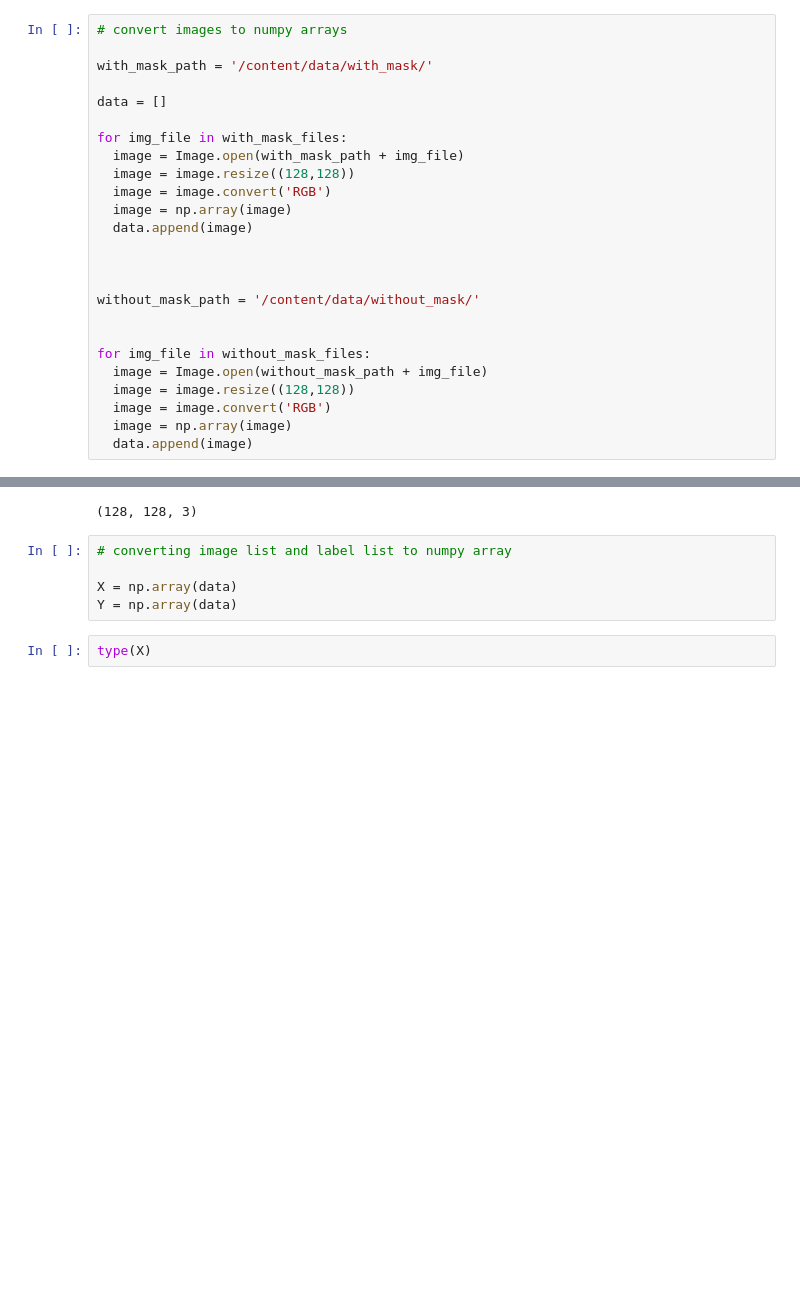
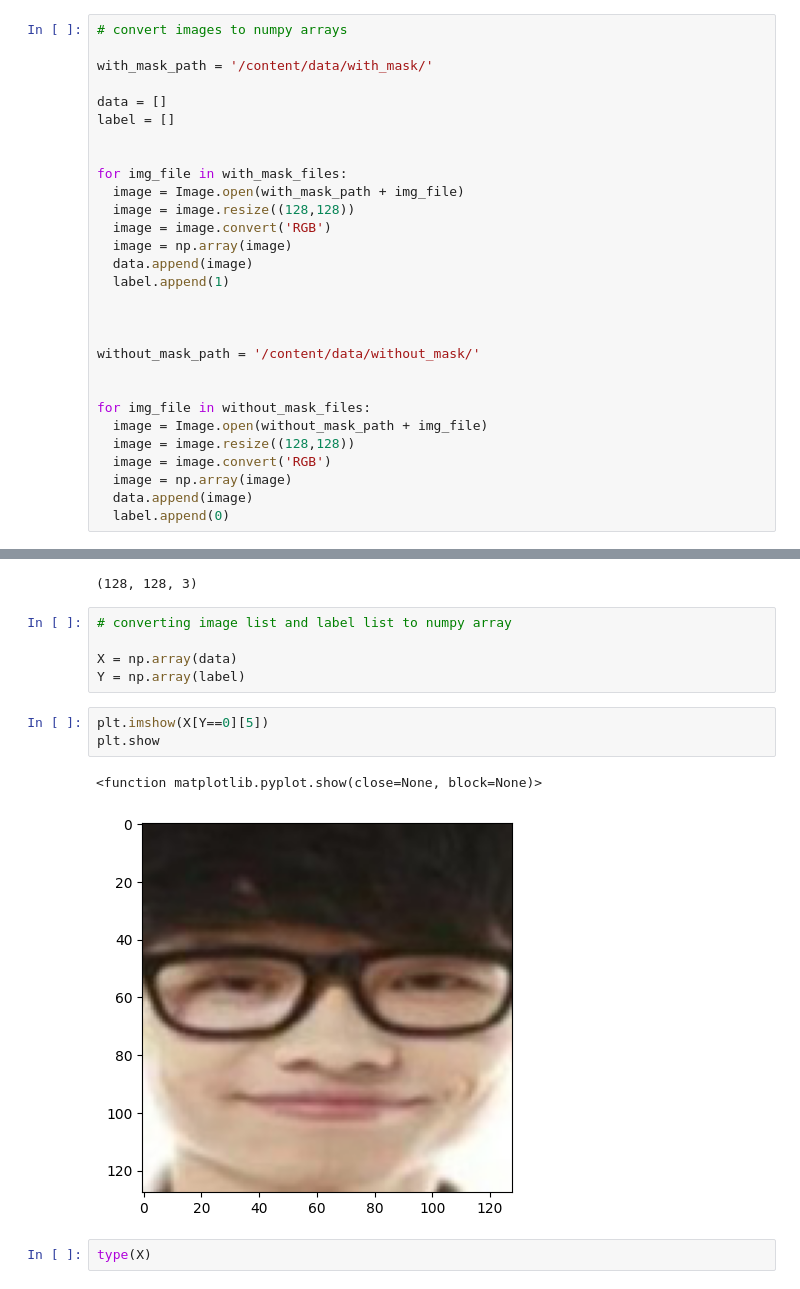
Before and after one commit to Monalisa2811/FaceMaskDetection, a Jupyter notebook: DL_PROJECT_ML.ipynb, the cells around one changed output, grey strips where cells are left out. Saved outputs shown, nothing was run; the diff lists cells and outputs as text; blank space fills up the shorter version.

```diff
--- a/DL_PROJECT_ML.ipynb
+++ b/DL_PROJECT_ML.ipynb
@@ -135,6 +137,8 @@ plt.show()
 with_mask_path = '/content/data/with_mask/'
 
 data = []
+label = []
+
 
 for img_file in with_mask_files:
   image = Image.open(with_mask_path + img_file)
@@ -142,6 +146,7 @@ for img_file in with_mask_files:
   image = image.convert('RGB')
   image = np.array(image)
   data.append(image)
+  label.append(1)
 
 
 
@@ -154,3 +159,4 @@ for img_file in without_mask_files:
   image = image.convert('RGB')
   image = np.array(image)
   data.append(image)
+  label.append(0)
@@ -194,7 +205,13 @@ data[0].shape
 # converting image list and label list to numpy array
 
 X = np.array(data)
-Y = np.array(data)
+Y = np.array(label)
+# %%
+plt.imshow(X[Y==0][5])
+plt.show
+# %% [output]
+<function matplotlib.pyplot.show(close=None, block=None)>
+[figure, added]
 # %%
 type(X)
 # %% [output]
```
Also changed, not shown: parts of 21 cells of this notebook.
